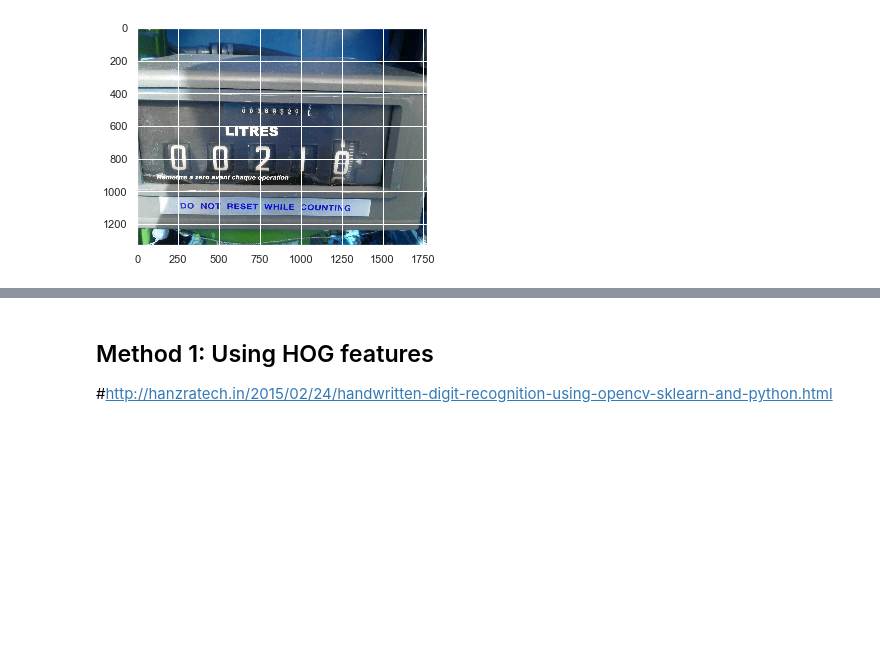
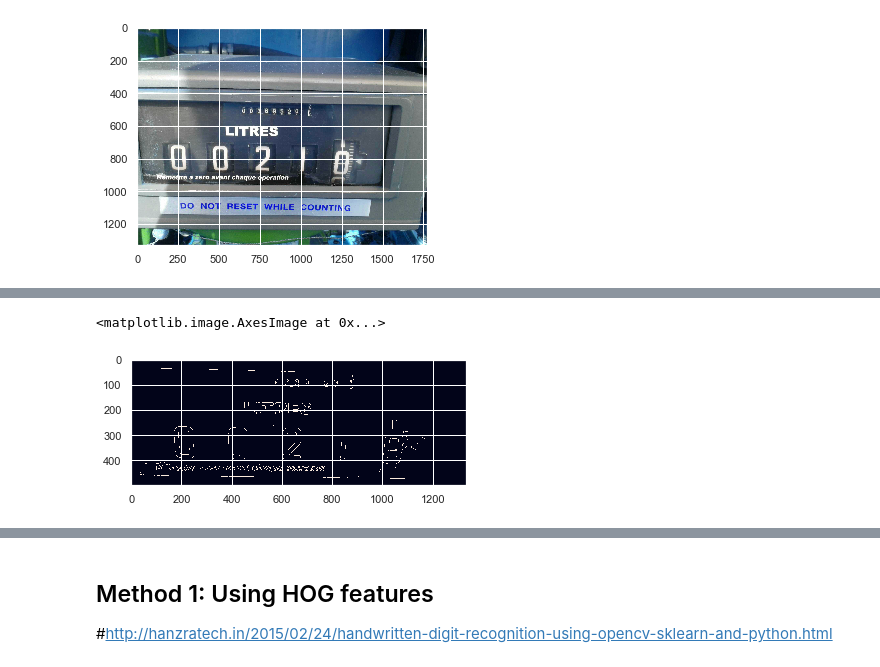
Before and after one commit to raphaaael95/Eleven_study, a Jupyter notebook: analog_images-Camille.ipynb, the cells around one changed output, grey strips where cells are left out. Cells and saved outputs as stored; diff of their text form; code cells hidden in the pictures; blank space fills up the shorter version.

```diff
--- a/analog_images-Camille.ipynb
+++ b/analog_images-Camille.ipynb
@@ -26,0 +43,48 @@ plt.imshow(img)
+# %%
+import imutils
+
+img = crop_img
+
+# pre-process the image by resizing it, converting it to
+# graycale, blurring it, and computing an edge map
+image = imutils.resize(img, height=500)
+
+resized = cv2.resize(img, dim, interpolation = cv2.INTER_AREA)
+gray = cv2.cvtColor(image, cv2.COLOR_BGR2GRAY)
+blurred = cv2.GaussianBlur(gray, (7, 7), 0)
+edged = cv2.Canny(blurred, 100, 200)
+
+# find contours in the edge map, then sort them by their
+# size in descending order
+cnts = cv2.findContours(edged.copy(), cv2.RETR_EXTERNAL, cv2.CHAIN_APPROX_SIMPLE)
+cnts = imutils.grab_contours(cnts)
+cnts = sorted(cnts, key=cv2.contourArea, reverse=True)
+displayCnt = None
+
+# loop over the contours
+for c in cnts:
+    # approximate the contour
+    peri = cv2.arcLength(c, True)
+    approx = cv2.approxPolyDP(c, 0.02 * peri, True)
+
+    # if the contour has four vertices, then we have found
+    # the thermostat display
+    if len(approx) == 4:
+        displayCnt = approx
+        break
+
+# extract the thermostat display, apply a perspective transform
+# to it
+warped = four_point_transform(gray, displayCnt.reshape(4, 2))
+output = four_point_transform(image, displayCnt.reshape(4, 2))
+
+# threshold the warped image, then apply a series of morphological
+# operations to cleanup the thresholded image
+thresh = cv2.threshold(warped, 0, 255, cv2.THRESH_BINARY_INV | cv2.THRESH_OTSU)[1]
+kernel = cv2.getStructuringElement(cv2.MORPH_ELLIPSE, (1, 5))
+thresh = cv2.morphologyEx(thresh, cv2.MORPH_OPEN, kernel)
+
+plt.imshow(edged)
+# %% [output]
+<matplotlib.image.AxesImage at 0x...>
+[figure, added]
```
Also changed, not shown: parts of 12 cells of this notebook.
